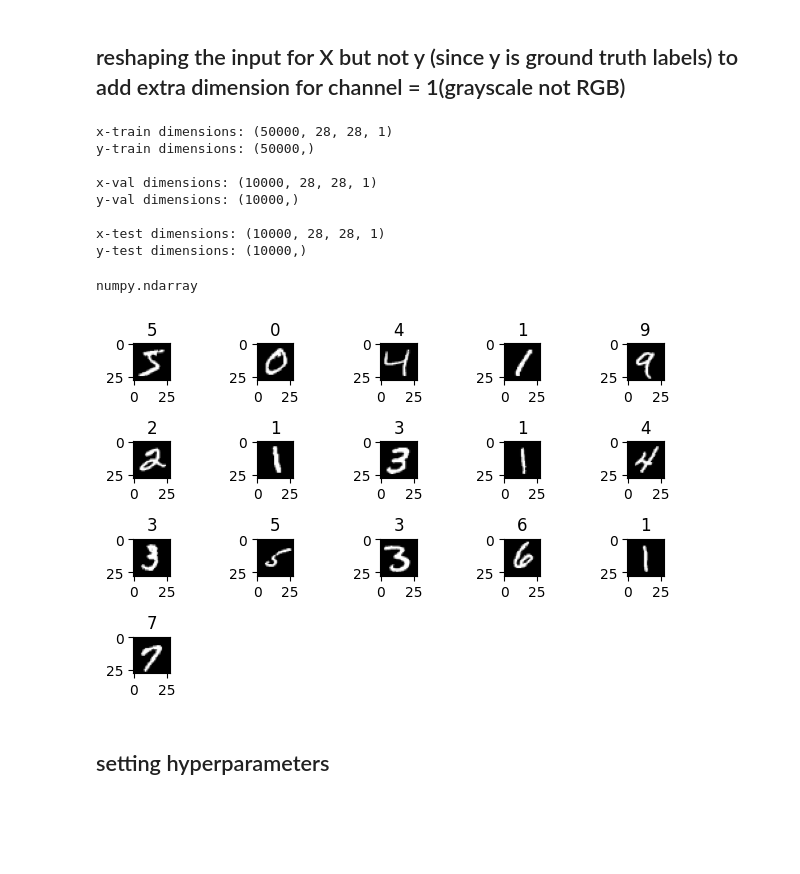
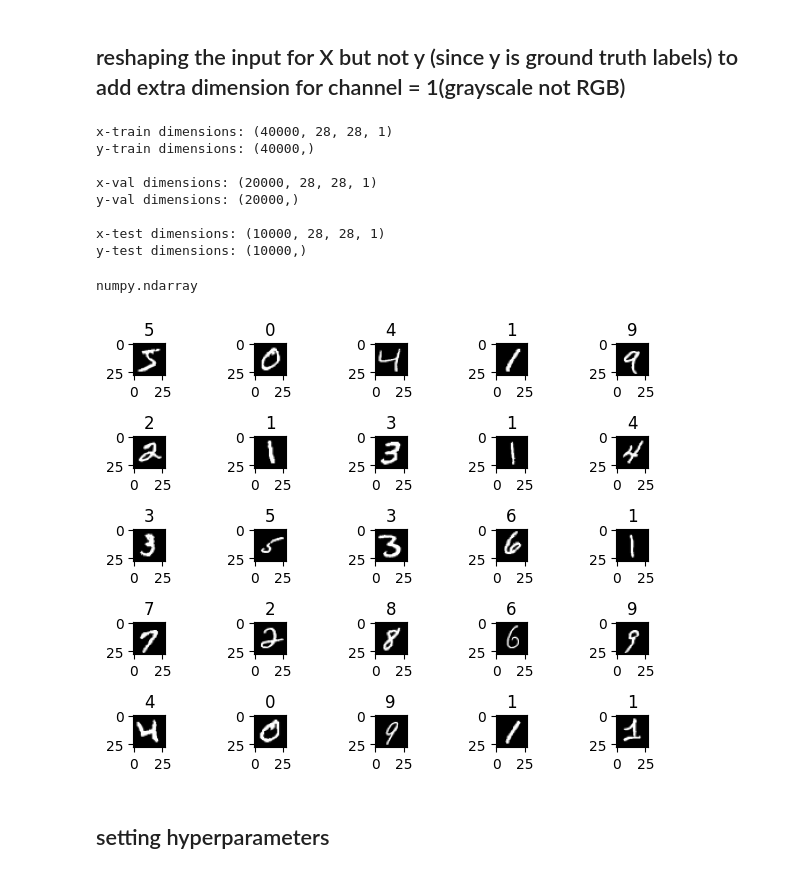
Before and after one commit to zkhan122/MNIST-ANN-Classifier, a Jupyter notebook: MNIST_classifiier.ipynb, the cells around one changed output. Drawn from its saved outputs; the diff is of its cells as text; code cells hidden in the pictures; blank space fills up the shorter version.

```diff
--- a/MNIST_classifiier.ipynb
+++ b/MNIST_classifiier.ipynb
@@ -33,10 +31,10 @@ mnist_dataset = tfds.load("mnist", as_supervised=True)
 (x_train, y_train), (x_test, y_test) = keras.datasets.mnist.load_data()
 
 # reserving 10,000 images for validation from training to make sure test set is untouched until end
-x_val = x_train[-10000:]
-y_val = y_train[-10000:]
-x_train = x_train[:-10000]
-y_train = y_train[:-10000]
+x_val = x_train[-20000:]
+y_val = y_train[-20000:]
+x_train = x_train[:-20000]
+y_train = y_train[:-20000]
 # %% [markdown]
 ## reshaping the input for X but not y (since y is ground truth labels) to add extra dimension for channel = 1(grayscale not RGB)
 # %%
@@ -57,11 +55,11 @@ print()
 print("x-test dimensions:", x_test.shape) # ground truth labels for testing
 print("y-test dimensions:",y_test.shape)
 # %% [output]
-x-train dimensions: (50000, 28, 28, 1)
-y-train dimensions: (50000,)
+x-train dimensions: (40000, 28, 28, 1)
+y-train dimensions: (40000,)
 
-x-val dimensions: (10000, 28, 28, 1)
-y-val dimensions: (10000,)
+x-val dimensions: (20000, 28, 28, 1)
+y-val dimensions: (20000,)
 
 x-test dimensions: (10000, 28, 28, 1)
 y-test dimensions: (10000,)
@@ -70,18 +68,18 @@ type(x_train)
 # %% [output]
 numpy.ndarray
 # %%
-for i in range(16):
+for i in range(25):
     img = x_train[i]
     label = y_train[i]
 
     plt.subplot(5, 5, i+1)
     plt.title(str(f"{label}")) # ground truth labels
     plt.tight_layout()
     plt.imshow(img, cmap="gray") # using grayscale to simplify network architecture
 
 plt.show()
 # %% [output]
-[figure, old version]
+[figure, new version]
 # %% [markdown]
 ## setting hyperparameters
 # %%
```
Also changed, not shown: parts of 18 cells of this notebook.
